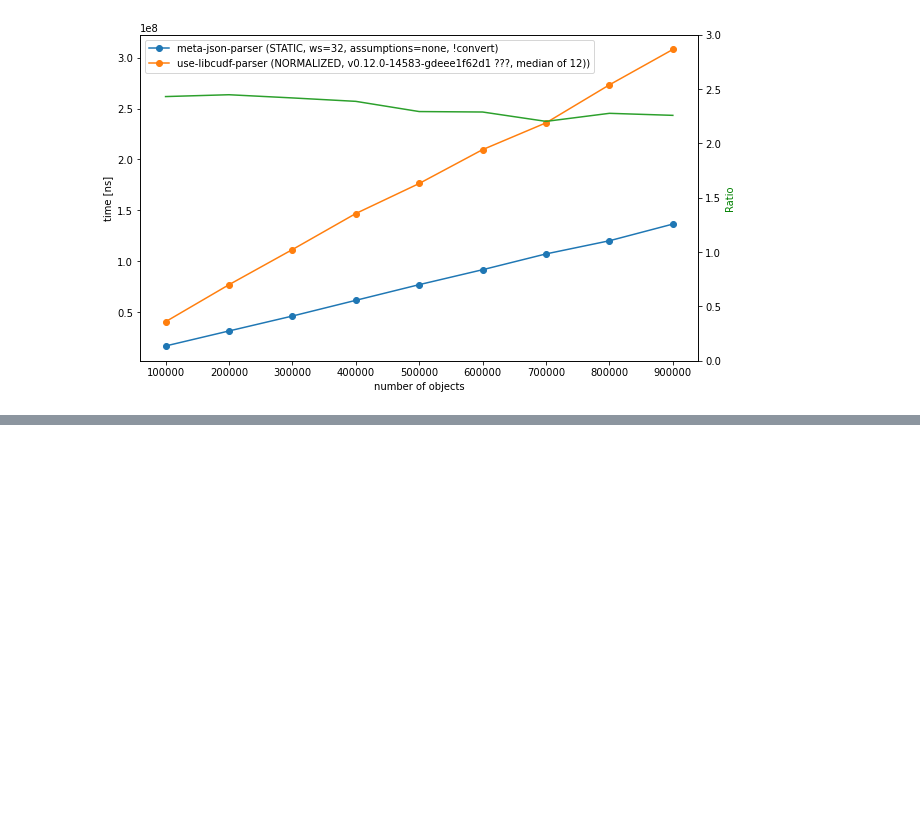
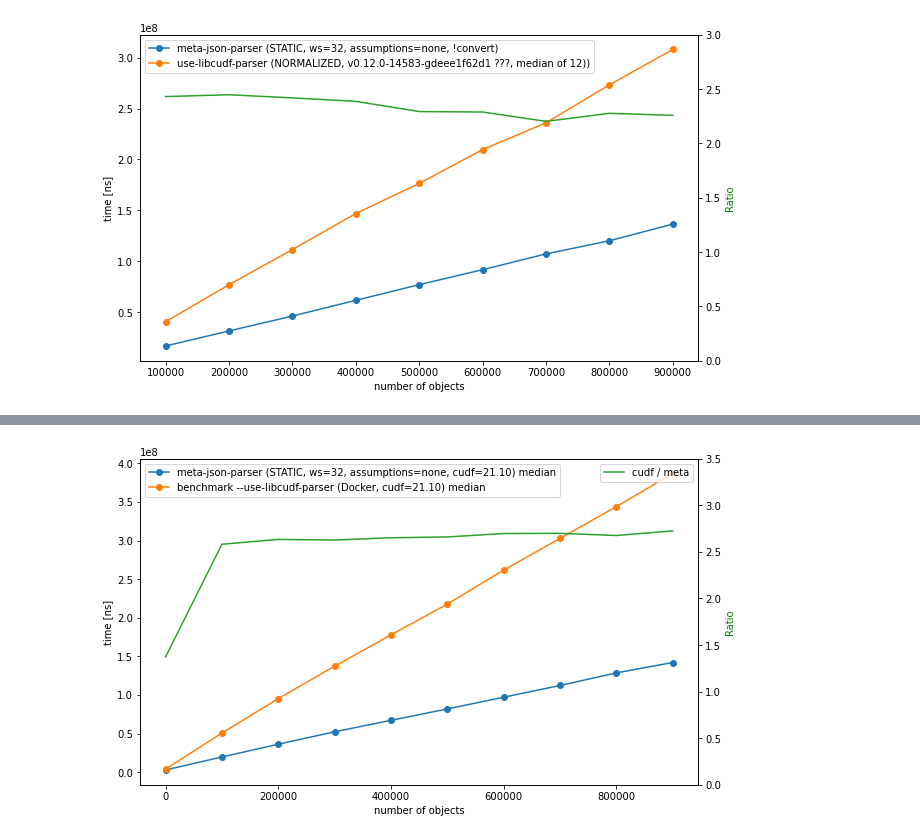
Before and after one commit to mis-wut/meta-json-parser, a Jupyter notebook: benchmark/notebooks/examine_benchmarks.ipynb, the cells around one changed output, grey strips where cells are left out. Saved outputs shown, nothing was run; the diff lists cells and outputs as text; code cells hidden in the pictures; blank space fills up the shorter version.

```diff
--- a/benchmark/notebooks/examine_benchmarks.ipynb
+++ b/benchmark/notebooks/examine_benchmarks.ipynb
@@ -278,0 +374,6 @@ ax.right_ax.set_ylim(bottom=0.0, top=3.0)
+# %%
+df_cmp = pd.DataFrame()
+df_cmp['meta-json-parser (STATIC, ws=32, assumptions=none, cudf=21.10) median'] = \
+   df_meta.groupby(level=0)['NOD2H time measured by GPU [ns]'].median()
+df_cmp['benchmark --use-libcudf-parser (Docker, cudf=21.10) median'] = \
+   df_cudf.groupby(level=0)['TOTAL time measured by GPU [ns]'].median()
@@ -278,0 +395,3 @@ ax.right_ax.set_ylim(bottom=0.0, top=3.0)
+# %%
+s_ratio=df_cmp.iloc[:,1]/df_cmp.iloc[:,0]
+s_ratio
@@ -278,0 +411,13 @@ ax.right_ax.set_ylim(bottom=0.0, top=3.0)
+# %%
+ax = df_cmp.plot(
+    figsize=(10,6), style='o-',
+    ylabel='time [ns]',
+    #grid=True,
+)
+s_ratio.plot(ax=ax, secondary_y=True, label='cudf / meta')
+ax.right_ax.set_ylabel('Ratio', color='g')
+ax.right_ax.set_ylim(bottom=0.0, top=3.5)
+ax.right_ax.legend(loc=0)
+plt.savefig('fig.png')
+# %% [output]
+[figure, added]
```
Also changed, not shown: parts of 10 cells of this notebook.
